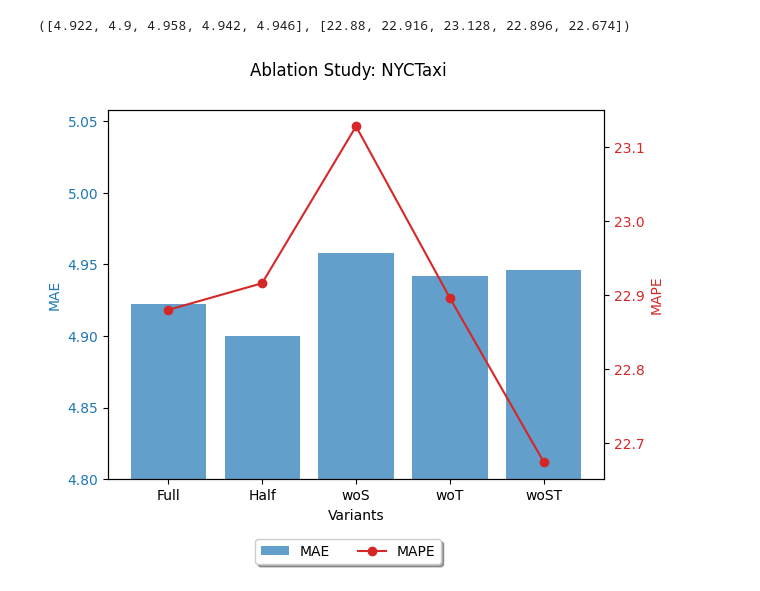
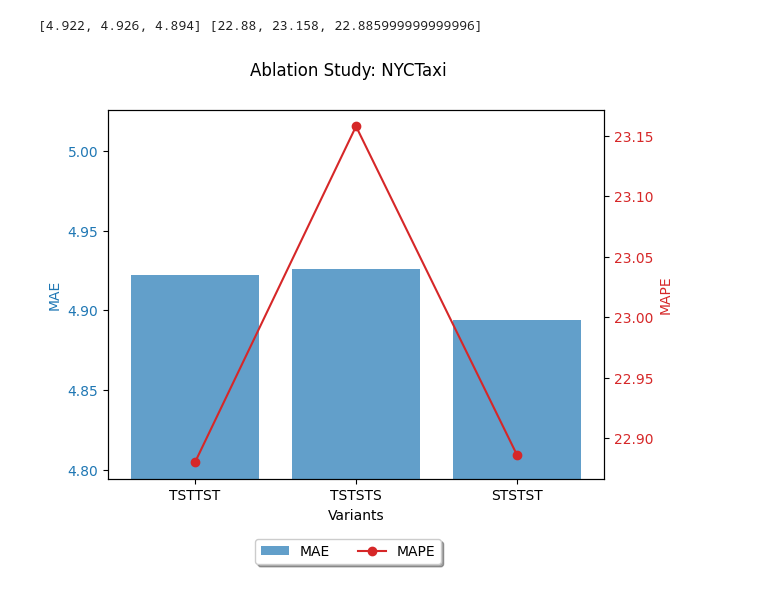
Before and after one commit to jasonz5/STGormer, a Jupyter notebook: experiments/MoeSharedAblation.ipynb, the cells around one changed output. Cells and saved outputs as stored; diff of their text form; code cells hidden in the pictures.

```diff
--- a/experiments/MoeSharedAblation.ipynb
+++ b/experiments/MoeSharedAblation.ipynb
@@ -28,42 +1,55 @@ all[0][0]
-# %%
-mae_list = []
-mape_list = []
-for i in range(5):
-    mae = all[i][0]*all[i][1] + (1-all[i][0])*all[i][2]
-    mape = all[i][0]*all[i][3] + (1-all[i][0])*all[i][4]
-    mae_list.append(mae)
-    mape_list.append(mape)
-
-(mae_list, mape_list)
-# %% [output]
-([4.922, 4.9, 4.958, 4.942, 4.946], [22.88, 22.916, 23.128, 22.896, 22.674])
+# %%
+## 第一部分：读取和处理数据
+import pandas as pd
+
+file_path = './NYCBike1/MoEShared/Ablation1/results.csv'
+fig_title = 'Ablation Study: NYCTaxi'
+data = pd.read_csv(file_path)
+
+# 去除列名中的空格
+data.columns = data.columns.str.strip()
+# 将分类名提取为列表
+variants = data['Category'].tolist()
+# %%
+## 第二部分：计算MAE和MAPE
+# 计算加权平均
+mae_list = []
+mape_list = []
+for index, row in data.iterrows():
+    mae = row['ratio'] * row['MAE-In'] + (1 - row['ratio']) * row['MAE-Out']
+    mape = row['ratio'] * row['MAPE-In'] + (1 - row['ratio']) * row['MAPE-Out']
+    mae_list.append(mae)
+    mape_list.append(mape)
+
+# 现在应该不会有KeyError问题了
+print(mae_list, mape_list)
+# %% [output]
+[4.922, 4.926, 4.894] [22.88, 23.158, 22.885999999999996]
 # %%
+## 第三部分：绘图
 import matplotlib.pyplot as plt
-variants = ["Full", "Half", "woS", "woT", "woST"]
 
-# Recreating the figure and axes
 fig, ax1 = plt.subplots()
 
-# Bar plot for MAE with adjusted y-axis range
+# 为MAE绘制条形图
 color_mae = 'tab:blue'
 ax1.bar(variants, mae_list, color=color_mae, alpha=0.7, label='MAE')
 ax1.set_xlabel('Variants')
 ax1.set_ylabel('MAE', color=color_mae)
 ax1.tick_params(axis='y', labelcolor=color_mae)
-ax1.set_ylim([min(mae_list) - 0.1, max(mae_list) + 0.1])  # Setting limits around the min and max of mae_list
+ax1.set_ylim([min(mae_list) - 0.1, max(mae_list) + 0.1])
 
-# Setting up the second axes for MAPE
+# 添加第二个y轴用于MAPE
 ax2 = ax1.twinx()
 color_mape = 'tab:red'
 ax2.plot(variants, mape_list, color=color_mape, marker='o', linestyle='-', label='MAPE')
 ax2.set_ylabel('MAPE', color=color_mape)
 ax2.tick_params(axis='y', labelcolor=color_mape)
 
-# Adding title and legends
-fig.suptitle('Ablation Study: NYCTaxi')
+# 添加标题和图例
+fig.suptitle(fig_title)
 fig.legend(loc='upper center', bbox_to_anchor=(0.5, 0.0), shadow=True, ncol=2)
 
-# Displaying the adjusted plot
 plt.show()
 # %% [output]
-[figure, old version]
+[figure, new version]
```
Also changed, not shown: parts of 1 cell of this notebook, 5 other files.
